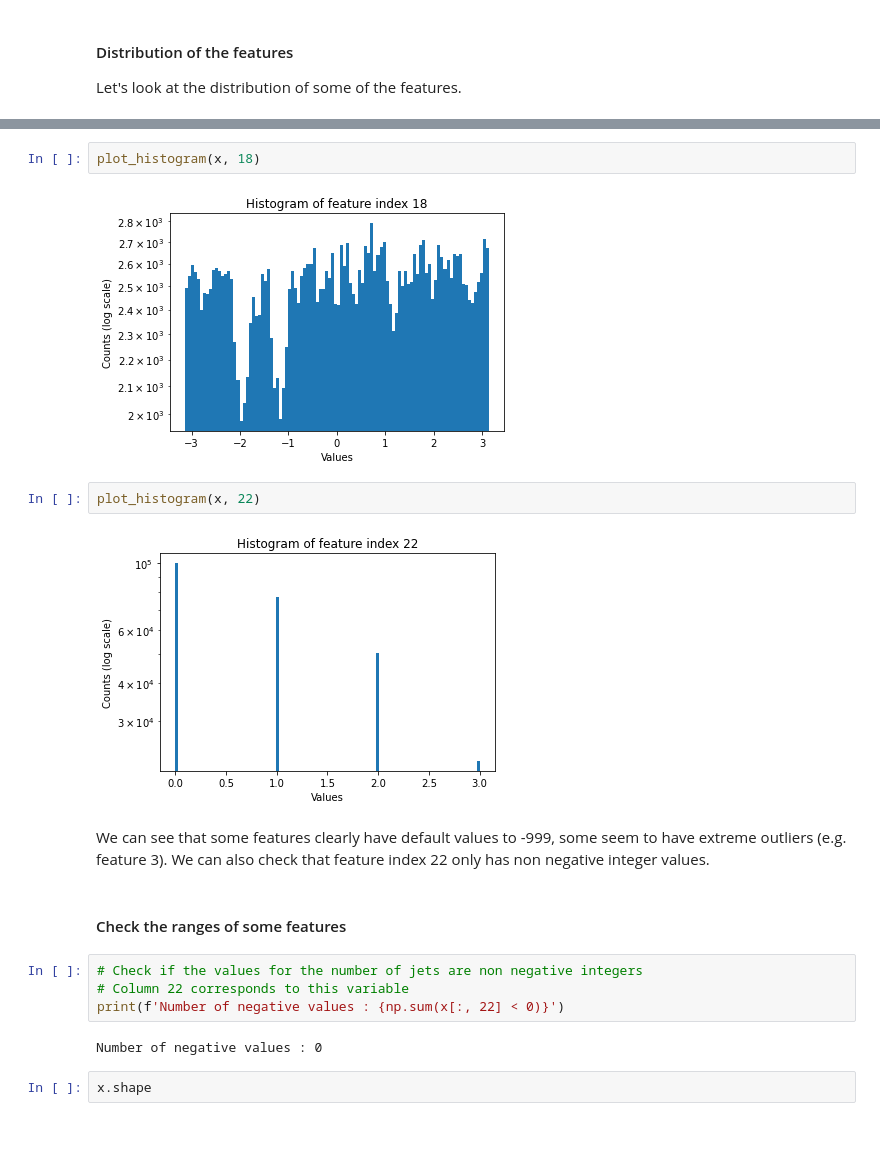
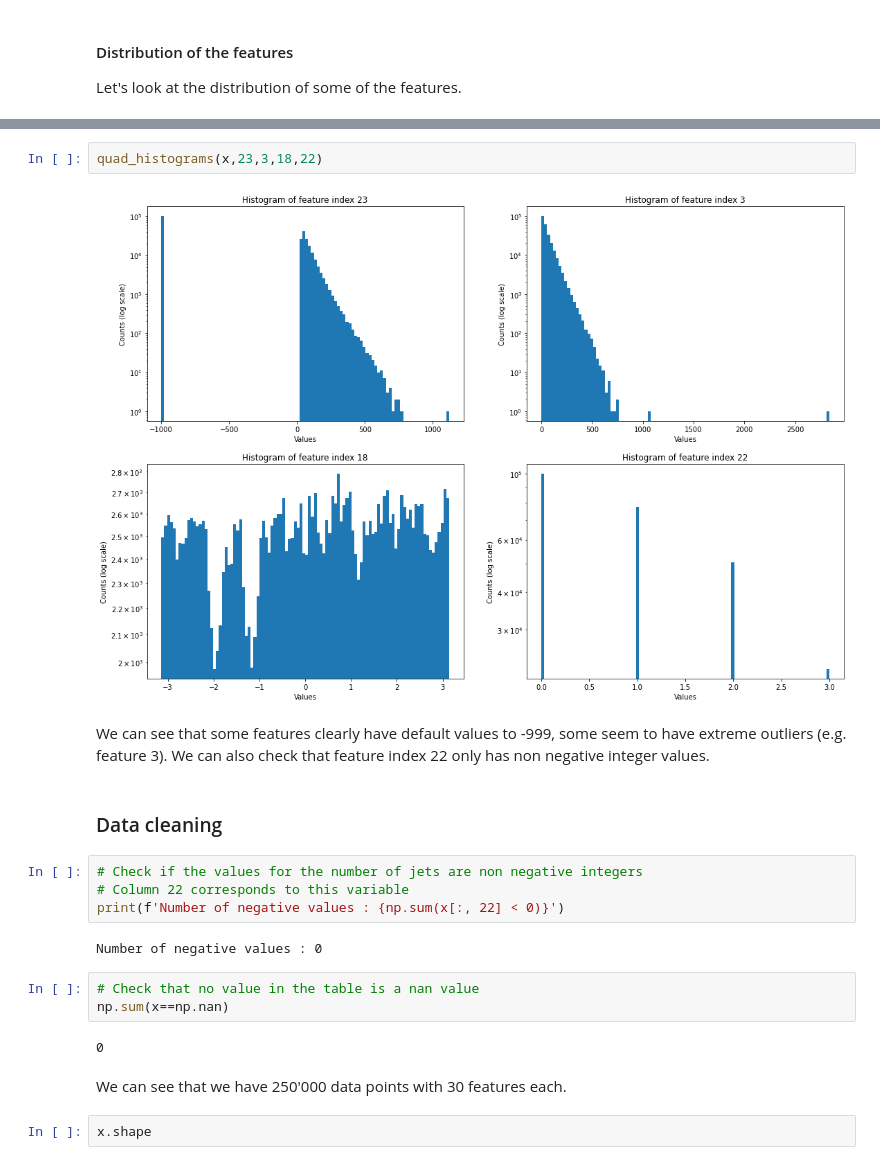
Before and after one commit to CS-433/ml-project-1-teamphilippe, a Jupyter notebook: project1.ipynb, the cells around one changed output, grey strips where cells are left out. Drawn from its saved outputs; the diff is of its cells as text; blank space fills up the shorter version.

```diff
--- a/project1.ipynb
+++ b/project1.ipynb
@@ -37,21 +77,24 @@ plot_histogram(x, 3)
-# %%
-plot_histogram(x, 18)
-# %% [output]
-[figure, removed]
-# %%
-plot_histogram(x, 22)
-# %% [output]
-[figure, removed]
+# %%
+quad_histograms(x,23,3,18,22)
+# %% [output]
+[figure, added]
 # %% [markdown]
 We can see that some features clearly have default values to -999, some seem to have extreme outliers (e.g. feature 3). We can also check that feature index 22 only has non negative integer values.
 # %% [markdown]
-#### Check the ranges of some features
+### Data cleaning
 # %%
 # Check if the values for the number of jets are non negative integers
 # Column 22 corresponds to this variable
 print(f'Number of negative values : {np.sum(x[:, 22] < 0)}')
 # %% [output]
 Number of negative values : 0
+# %%
+# Check that no value in the table is a nan value
+np.sum(x==np.nan)
+# %% [output]
+0
+# %% [markdown]
+We can see that we have 250'000 data points with 30 features each.
 # %%
 x.shape
 # %% [output]
```
Also changed, not shown: parts of 14 cells of this notebook, 3 other files.
